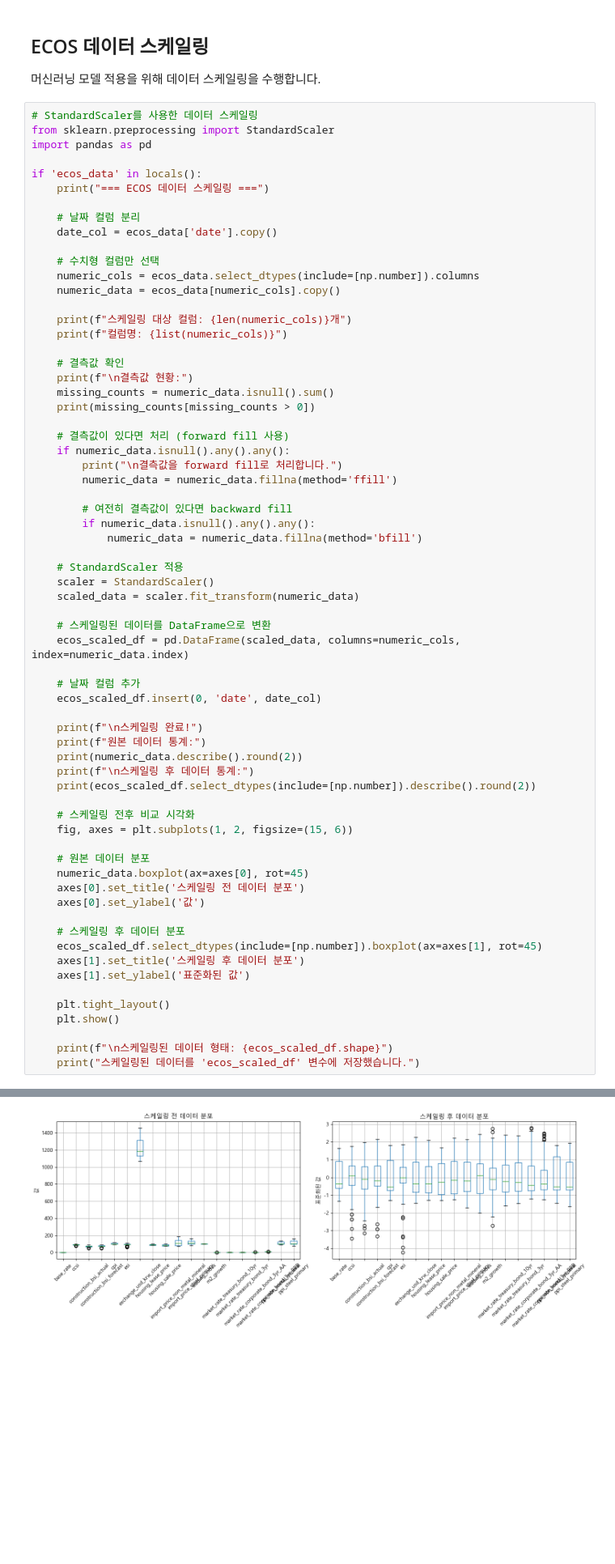
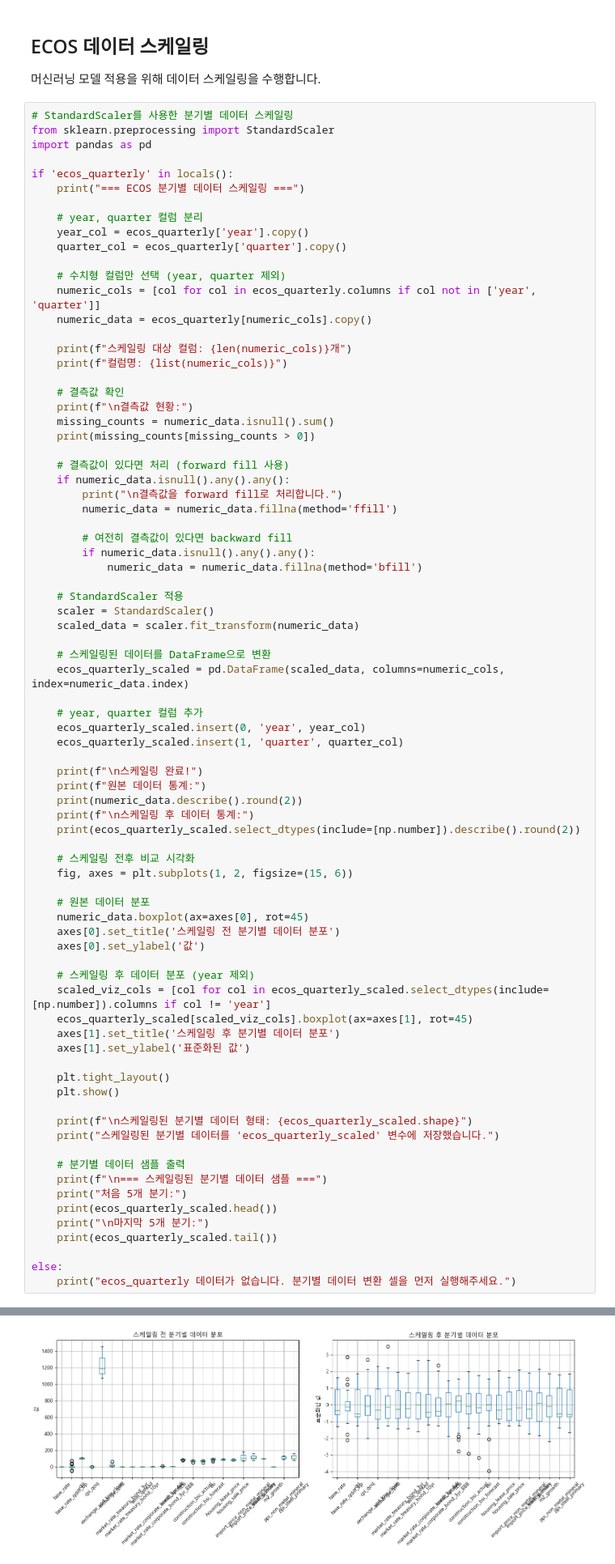
Before and after one commit to kor-ie-proj/kor-ie-proj, a Jupyter notebook: preprocessing/preprocessing.ipynb, the cells around one changed output, grey strips where cells are left out. Shown at 81% size. Drawn from its saved outputs; the diff is of its cells as text; blank space fills up the shorter version.

```diff
--- a/preprocessing/preprocessing.ipynb
+++ b/preprocessing/preprocessing.ipynb
@@ -581,19 +636,20 @@ quarter_date 컬럼 포함 여부 (시각화용): True
 
 머신러닝 모델 적용을 위해 데이터 스케일링을 수행합니다.
 # %%
-# StandardScaler를 사용한 데이터 스케일링
+# StandardScaler를 사용한 분기별 데이터 스케일링
 from sklearn.preprocessing import StandardScaler
 import pandas as pd
 
-if 'ecos_data' in locals():
-    print("=== ECOS 데이터 스케일링 ===")
+if 'ecos_quarterly' in locals():
+    print("=== ECOS 분기별 데이터 스케일링 ===")
 
-    # 날짜 컬럼 분리
-    date_col = ecos_data['date'].copy()
+    # year, quarter 컬럼 분리
+    year_col = ecos_quarterly['year'].copy()
+    quarter_col = ecos_quarterly['quarter'].copy()
 
-    # 수치형 컬럼만 선택
-    numeric_cols = ecos_data.select_dtypes(include=[np.number]).columns
-    numeric_data = ecos_data[numeric_cols].copy()
+    # 수치형 컬럼만 선택 (year, quarter 제외)
+    numeric_cols = [col for col in ecos_quarterly.columns if col not in ['year', 'quarter']]
+    numeric_data = ecos_quarterly[numeric_cols].copy()
 
     print(f"스케일링 대상 컬럼: {len(numeric_cols)}개")
     print(f"컬럼명: {list(numeric_cols)}")
@@ -617,33 +673,45 @@ if 'ecos_data' in locals():
     scaled_data = scaler.fit_transform(numeric_data)
 
     # 스케일링된 데이터를 DataFrame으로 변환
-    ecos_scaled_df = pd.DataFrame(scaled_data, columns=numeric_cols, index=numeric_data.index)
+    ecos_quarterly_scaled = pd.DataFrame(scaled_data, columns=numeric_cols, index=numeric_data.index)
 
-    # 날짜 컬럼 추가
-    ecos_scaled_df.insert(0, 'date', date_col)
+    # year, quarter 컬럼 추가
+    ecos_quarterly_scaled.insert(0, 'year', year_col)
+    ecos_quarterly_scaled.insert(1, 'quarter', quarter_col)
 
     print(f"\n스케일링 완료!")
     print(f"원본 데이터 통계:")
     print(numeric_data.describe().round(2))
     print(f"\n스케일링 후 데이터 통계:")
-    print(ecos_scaled_df.select_dtypes(include=[np.number]).describe().round(2))
+    print(ecos_quarterly_scaled.select_dtypes(include=[np.number]).describe().round(2))
 
     # 스케일링 전후 비교 시각화
     fig, axes = plt.subplots(1, 2, figsize=(15, 6))
 
     # 원본 데이터 분포
     numeric_data.boxplot(ax=axes[0], rot=45)
-    axes[0].set_title('스케일링 전 데이터 분포')
+    axes[0].set_title('스케일링 전 분기별 데이터 분포')
     axes[0].set_ylabel('값')
 
-    # 스케일링 후 데이터 분포
-    ecos_scaled_df.select_dtypes(include=[np.number]).boxplot(ax=axes[1], rot=45)
-    axes[1].set_title('스케일링 후 데이터 분포')
+    # 스케일링 후 데이터 분포 (year 제외)
+    scaled_viz_cols = [col for col in ecos_quarterly_scaled.select_dtypes(include=[np.number]).columns if col != 'year']
+    ecos_quarterly_scaled[scaled_viz_cols].boxplot(ax=axes[1], rot=45)
+    axes[1].set_title('스케일링 후 분기별 데이터 분포')
     axes[1].set_ylabel('표준화된 값')
 
     plt.tight_layout()
     plt.show()
 
-    print(f"\n스케일링된 데이터 형태: {ecos_scaled_df.shape}")
-    print("스케일링된 데이터를 'ecos_scaled_df' 변수에 저장했습니다.")
+    print(f"\n스케일링된 분기별 데이터 형태: {ecos_quarterly_scaled.shape}")
+    print("스케일링된 분기별 데이터를 'ecos_quarterly_scaled' 변수에 저장했습니다.")
+
+    # 분기별 데이터 샘플 출력
+    print(f"\n=== 스케일링된 분기별 데이터 샘플 ===")
+    print("처음 5개 분기:")
+    print(ecos_quarterly_scaled.head())
+    print("\n마지막 5개 분기:")
+    print(ecos_quarterly_scaled.tail())
+
+else:
+    print("ecos_quarterly 데이터가 없습니다. 분기별 데이터 변환 셀을 먼저 실행해주세요.")
 # %% [output]
@@ -667 +735 @@ max                     1.82               1.94
-[figure, old version]
+[figure, new version]
```
Also changed, not shown: parts of 12 cells of this notebook.
